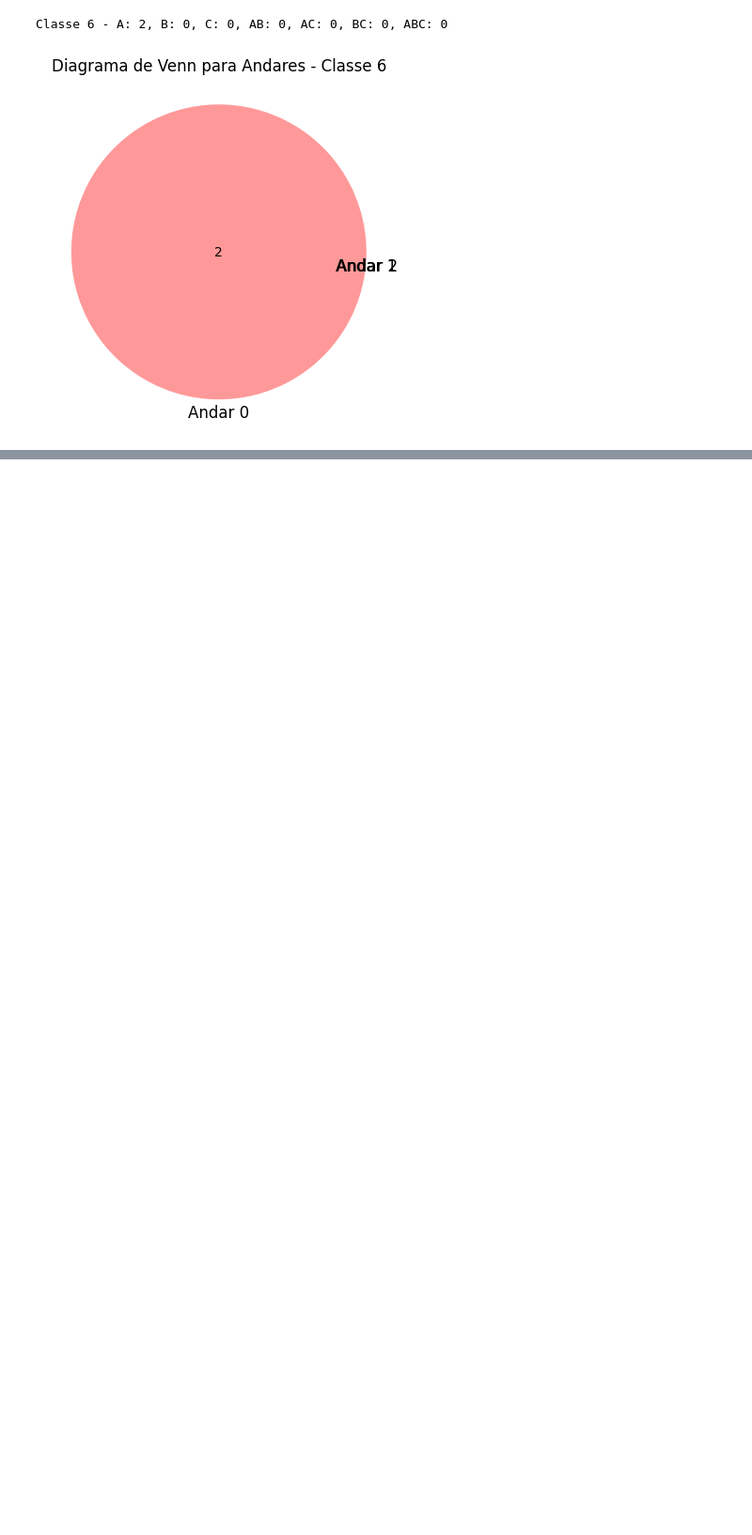
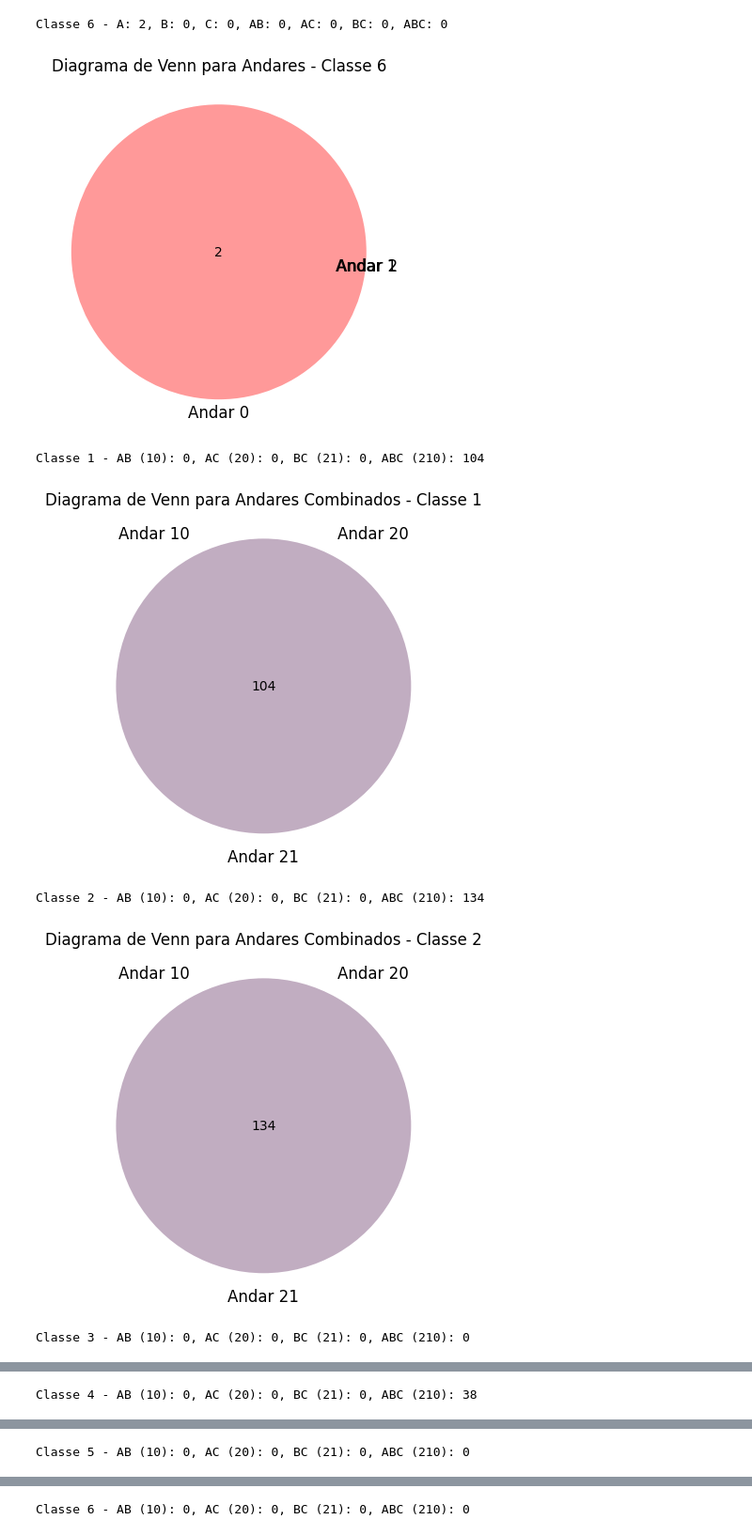
Before and after one commit to mdrapha/order-batching, a Jupyter notebook: src/data_processing.ipynb, the cells around one changed output, grey strips where cells are left out. Shown: that part at 94% size. Cells and saved outputs as stored; diff of their text form; code cells hidden in the pictures; blank space fills up the shorter version.

Commit message:
Segundo Diagrama de Venn

```diff
--- a/src/data_processing.ipynb
+++ b/src/data_processing.ipynb
@@ -372,3 +372,69 @@ Classe 5 - A: 35, B: 0, C: 0, AB: 0, AC: 0, BC: 0, ABC: 0
 [figure]
 Classe 6 - A: 2, B: 0, C: 0, AB: 0, AC: 0, BC: 0, ABC: 0
 [figure]
+# %%
+import matplotlib.pyplot as plt
+from matplotlib_venn import venn3
+
+# Criar um dicionário que mapeia cada classe de onda
+caixas_classe_dict = {
+    1: caixas_classe1,
+    2: caixas_classe2,
+    3: caixas_classe3,
+    4: caixas_classe4,
+    5: caixas_classe5,
+    6: caixas_classe6
+}
+
+# Loop para cada classe de onda (1 a 6)
+for i in range(1, 7):
+
+    # Inicializando contadores
+    A = 0  # Será sempre 0
+    B = 0  # Será sempre 0
+    C = 0  # Será sempre 0
+    AB = 0  # Combinacao 10
+    AC = 0  # Combinacao 20
+    BC = 0  # Combinacao 21
+    ABC = 0  # Combinacao 210
+
+    # Acessar a classe de onda correta a partir do dicionário
+    caixas_classe = caixas_classe_dict[i]
+
+    # Verificando cada caixa em caixas_classe.values()
+    for caixa in caixas_classe.values():
+        # Remover duplicatas da lista 'andar'
+        andares_unicos = list(set(caixa.andar))
+
+        # Ignorar se a caixa contém EXATAMENTE os andares "0", "1" e "2"
+        if set(andares_unicos) == {"0", "1", "2"}:
+            continue  # Ignora essa caixa pois pertence ao primeiro diagrama
+
+        # Convertendo a lista de andares únicos em um set para facilitar a comparação
+        andares = set(andares_unicos)
+
+        # Verificar as combinações de "10", "20", "21", "210"
+        if andares == {"210"}:
+            ABC += 1
+        elif andares == {"10"}:
+            AB += 1
+        elif andares == {"20"}:
+            AC += 1
+        elif andares == {"21"}:
+            BC += 1
+
+    # Imprimindo os valores para depuração
+    print(f"Classe {i} - AB (10): {AB}, AC (20): {AC}, BC (21): {BC}, ABC (210): {ABC}")
+
+    # Criando o diagrama de Venn com os valores calculados
+    venn = venn3(subsets=(A, B, AB, C, AC, BC, ABC), set_labels=('Andar 10', 'Andar 20', 'Andar 21'))
+
+    # Mostrando o gráfico
+    plt.title(f"Diagrama de Venn para Andares Combinados - Classe {i}")
+    plt.show()
+# %% [output]
+Classe 1 - AB (10): 0, AC (20): 0, BC (21): 0, ABC (210): 104
+[figure, added]
+Classe 2 - AB (10): 0, AC (20): 0, BC (21): 0, ABC (210): 134
+[figure, added]
+Classe 3 - AB (10): 0, AC (20): 0, BC (21): 0, ABC (210): 0
@@ -374,0 +442 @@ Classe 6 - A: 2, B: 0, C: 0, AB: 0, AC: 0, BC: 0, ABC: 0
+Classe 4 - AB (10): 0, AC (20): 0, BC (21): 0, ABC (210): 38
@@ -374,0 +444 @@ Classe 6 - A: 2, B: 0, C: 0, AB: 0, AC: 0, BC: 0, ABC: 0
+Classe 5 - AB (10): 0, AC (20): 0, BC (21): 0, ABC (210): 0
@@ -374,0 +446 @@ Classe 6 - A: 2, B: 0, C: 0, AB: 0, AC: 0, BC: 0, ABC: 0
+Classe 6 - AB (10): 0, AC (20): 0, BC (21): 0, ABC (210): 0
```
Also changed, not shown: parts of 2 cells of this notebook.
